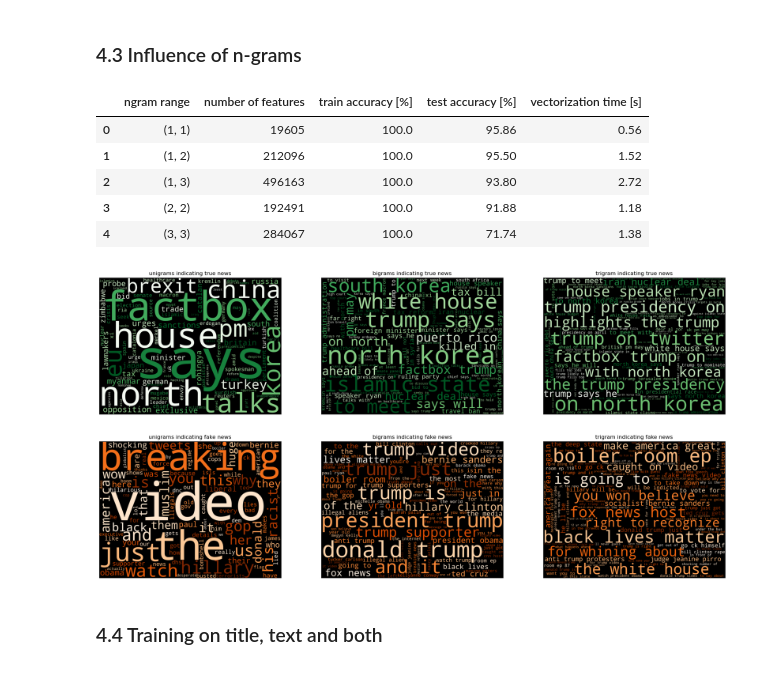
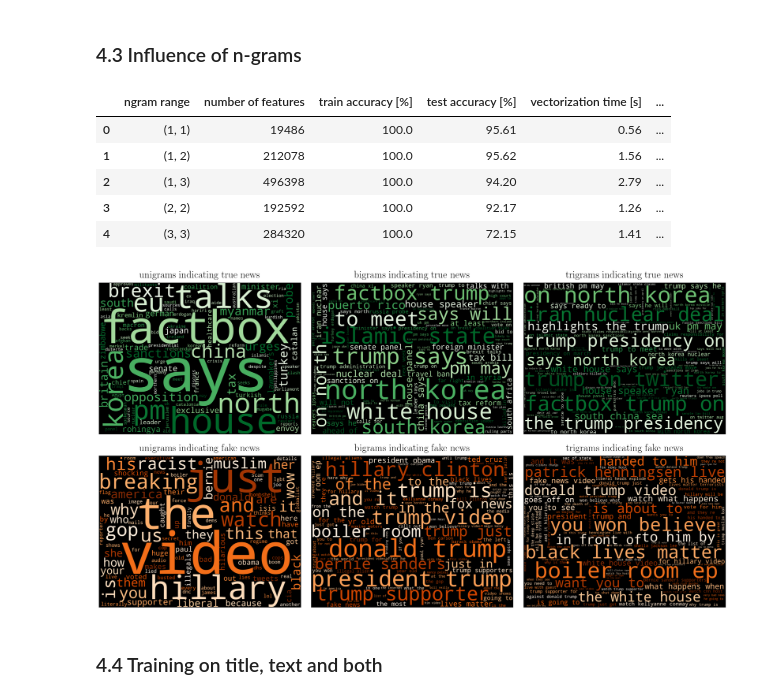
Before and after one commit to PH875/FakeNewsDetection_Project, a Jupyter notebook: fakenews_detection.ipynb, the cells around one changed output. Saved outputs shown, nothing was run; the diff lists cells and outputs as text; code cells hidden in the pictures.

```diff
--- a/fakenews_detection.ipynb
+++ b/fakenews_detection.ipynb
@@ -10,7 +7,6 @@ HEIGHT=600
 %load_ext autoreload
 %autoreload 2
 
-#Import required packages
 import sys,os
 import matplotlib.pyplot as plt
 import numpy as np
@@ -18,5 +14,11 @@ import pandas as pd
 import scipy.sparse as sp
 from IPython.display import display, clear_output
 
+if USE_TEX: #activate tex for pyplot
+    plt.rcParams.update({
+        "text.usetex": True,
+        "font.family": "serif",
+    })
+
 #Add the repo root (one level up from this notebook) to sys.path
 sys.path.insert(0, os.path.abspath("../"))
@@ -382,7 +420,7 @@ ngram_ranges=[(1,1), (1,2), (1,3),(2,2), (3,3)]
 # %%
 results_ngram=[]
-vectorizers={}
-weights={}
+vectorizers={} # collect trained vectorizers for evaluation of important words below
+weights={} # collect weights of the models for evaluation of important words below
 
 for ngram in ngram_ranges:
     #Vectorize
@@ -404,52 +442,79 @@ for ngram in ngram_ranges:
     model=LogisticRegression(w,b, optimizer=optimizer, offset=offset)
 
     #Train
+    train_start=time.time()
     model.fit(X_train, Y_train, num_epochs=epochs, batch_size=bs)
+    train_end=time.time()
 
     train_accuracy=round(binary_accuracy(y_pred=model(X_train), y_true=Y_train, class_labels=[0,1]),2)
     test_accuracy=round(binary_accuracy(y_pred=model(X_test), y_true=Y_test, class_labels=[0,1]),2)
     num_features=X_train.shape[1]
     weights.update({ngram:model.w})
 
+    #Add results
     results_ngram.append({
         'ngram range':ngram,'number of features': num_features,
             'train accuracy [%]':train_accuracy, 'test accuracy [%]': test_accuracy,
-            'vectorization time [s]': round(vect_end-vect_start,2)
+            'vectorization time [s]': round(vect_end-vect_start,2),
+            'training time [s]': round(train_end-train_start,2)
     })
     results_ngram_df=pd.DataFrame(results_ngram)
     clear_output(wait=True)
     display(results_ngram_df)
+
+if SAVE_TABLES: #save
+    results_ngram_df.to_csv('tables/comparison_ngrams.csv')
 # %% [output]
-|  | ngram range | number of features | train accuracy [%] | test accuracy [%] | vectorization time [s] |
-| 0 | (1, 1) | 19605 | 100.0 | 95.86 | 0.56 |
-| 1 | (1, 2) | 212096 | 100.0 | 95.50 | 1.52 |
-| 2 | (1, 3) | 496163 | 100.0 | 93.80 | 2.72 |
-| 3 | (2, 2) | 192491 | 100.0 | 91.88 | 1.18 |
-| 4 | (3, 3) | 284067 | 100.0 | 71.74 | 1.38 |
+|  | ngram range | number of features | train accuracy [%] | test accuracy [%] | vectorization time [s] | ... |
+| 0 | (1, 1) | 19486 | 100.0 | 95.61 | 0.56 | ... |
+| 1 | (1, 2) | 212078 | 100.0 | 95.62 | 1.56 | ... |
+| 2 | (1, 3) | 496398 | 100.0 | 94.20 | 2.79 | ... |
+| 3 | (2, 2) | 192592 | 100.0 | 92.17 | 1.26 | ... |
+| 4 | (3, 3) | 284320 | 100.0 | 72.15 | 1.41 | ... |
 # %%
 from wordcloud import WordCloud
 
+#wordcloud resolution:
+WIDTH=800*2 if SAVE_PLOTS else 800 #reduce resolution for faster computation
+HEIGHT=600*2 if SAVE_PLOTS else 600
+
+
 fig, ax=plt.subplots(2,3, figsize=(25,12))
-for i,ngram in enumerate([(1,1), (2,2), (3,3)]):
-    ngram_name=['unigrams', 'bigrams', 'trigram'][i]
-    weights_pos=weights[ngram]
-    weights_neg=-weights_pos
-    features=vectorizers[ngram].get_feature_names_out()[columns[0]]
-    word_importance_true={word: weight for (word,weight) in zip(features, weights_pos)}
-    word_importance_fake={word: weight for (word,weight) in zip(features, weights_neg)}
-    wordcloud_true=WordCloud(max_words=100, width=WIDTH*10, height=HEIGHT*10, colormap='Greens').generate_from_frequencies(word_importance_true)
-    wordcloud_fake=WordCloud(max_words=100, width=WIDTH*10, height=HEIGHT*10, colormap='Oranges').generate_from_frequencies(word_importance_fake)
 
+for i,ngram in enumerate([(1,1), (2,2), (3,3)]): #only plot wordclouds for unigrams resp. bigrams resp. trigrams only
+    ngram_name=['unigrams', 'bigrams', 'trigrams'][i]
+
+    #Get feature names and their importance for true/fake news:
+    weights_pos=weights[ngram] # positive weights of the model correspond to ngrams indicating true news
+    weights_neg=-weights_pos   # negative weights of the model correspond to ngrams indicating fake news
+    features=vectorizers[ngram].get_feature_names_out()[columns[0]] # feature names from vectorization with ngrams above
+
+    #Create wordclouds
+    word_importance_true={word: weight for (word,weight) in zip(features, weights_pos) }  #word (resp ngram) importance for true news
+    word_importance_fake={word: weight for (word,weight) in zip(features, weights_neg) } #word (resp ngram) importance for fake news
+    wordcloud_true=WordCloud(max_words=100, width=WIDTH, height=HEIGHT, colormap='Greens', random_state=43).generate_from_frequencies(word_importance_true)
+    wordcloud_fake=WordCloud(max_words=100, width=WIDTH, height=HEIGHT, colormap='Oranges', random_state=43).generate_from_frequencies(word_importance_fake)
+    wordcloud_true.to_svg(embed_font=True, optimize_embedded_font=False) # convert to svg for better quality
+    wordcloud_fake.to_svg(embed_font=True, optimize_embedded_font=False) # convert to svg for better quality
+
+    #Plot wordclouds
     ax[0,i].imshow(wordcloud_true, interpolation='bilinear')
     ax[1,i].imshow(wordcloud_fake, interpolation='bilinear')
+
+    ax[0,i].set_title(f'{ngram_name} indicating true news', fontsize=25, pad=13)
+    ax[1,i].set_title(f'{ngram_name} indicating fake news', fontsize=25,pad=13)
+    # Remove ticks
     ax[0,i].set_xticks([])
     ax[1,i].set_xticks([])
     ax[0,i].set_yticks([])
     ax[1,i].set_yticks([])
-    ax[0,i].set_title(f'{ngram_name} indicating true news')
-    ax[1,i].set_title(f'{ngram_name} indicating fake news')
+
+    plt.tight_layout(h_pad=2.5, w_pad=-4)
+
+if SAVE_PLOTS: #save figure
+    plt.savefig(f'figures/wordclouds.pdf',dpi=250, format='pdf')
 # %% [output]
-[figure, old version]
+[figure, new version]
 # %% [markdown]
 ### 4.4 Training on title, text and both
 # %%
```
Also changed, not shown: parts of 15 cells of this notebook.
